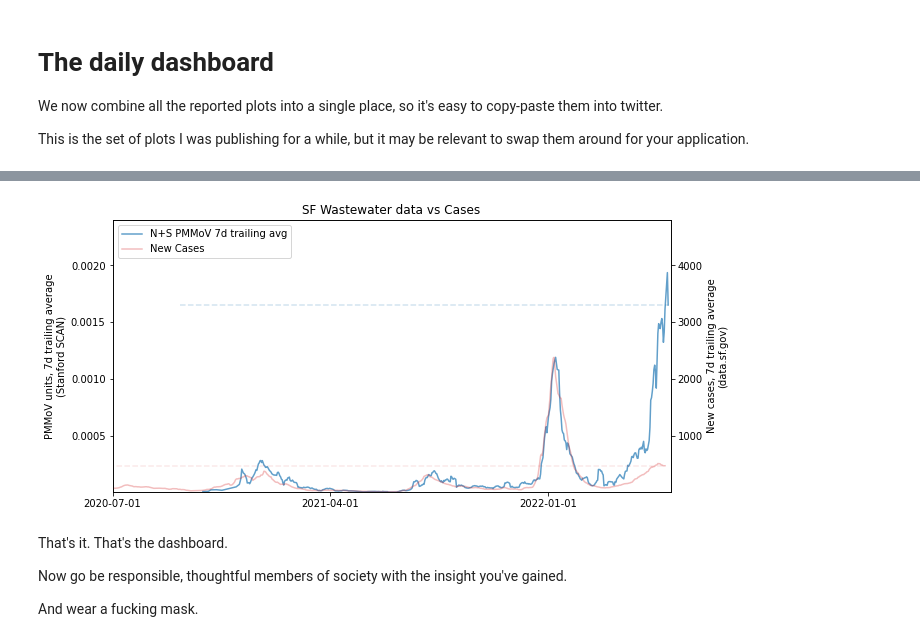
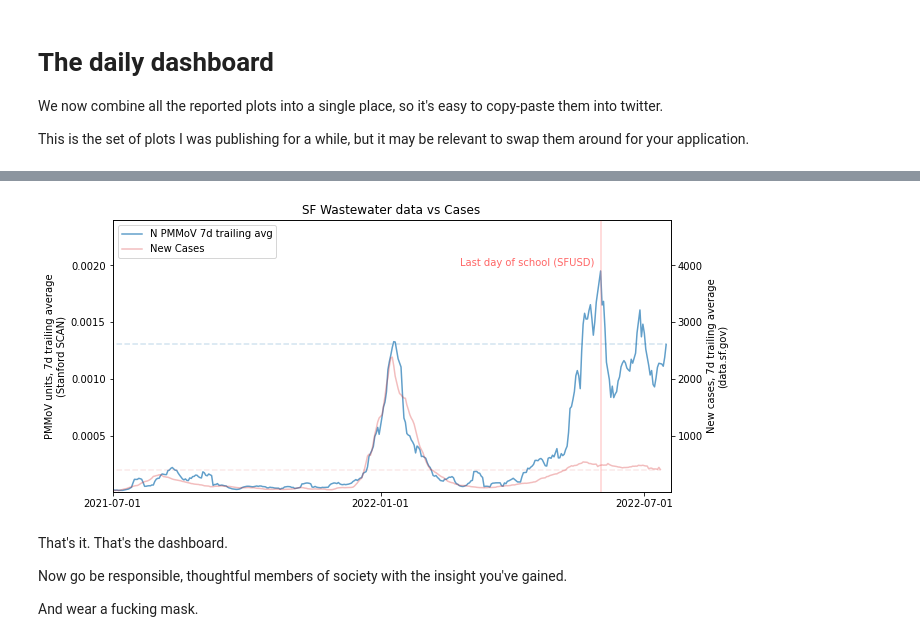
Before and after one commit to jbm9/rona_report, a Jupyter notebook: rona_report.ipynb, the cells around one changed output, grey strips where cells are left out. Saved outputs shown, nothing was run; the diff lists cells and outputs as text; code cells hidden in the pictures.

```diff
--- a/rona_report.ipynb
+++ b/rona_report.ipynb
@@ -84,10 +113,15 @@ def _load_wastewater_data(target, outliers):
     df_ww_rebuild = df_wastewater[["S_PMMoV", "N_PMMoV"]].rolling('7d', center=False).mean()
 
     df_wastewater["ns_mean_rtrimmed7"] = (df_ww_rebuild["S_PMMoV"] + df_ww_rebuild["N_PMMoV"])/2
+    df_wastewater["ns_mean_raw"] = (df_wastewater["N_PMMoV"] + df_wastewater["S_PMMoV"])/2
+
+    df_wastewater["rr_n_rolling7"] = df_ww_rebuild["N_PMMoV"]
 
     return df_wastewater
 
-wastewater_outliers = ["2022-03-07", "2022-04-04", "2022-04-10", "2022-04-23", "2022-05-01", "2022-05-31"]
+wastewater_outliers = ["2022-03-07", "2022-04-04", "2022-04-10", "2022-04-23",
+                       "2022-05-01", "2022-05-31", "2022-06-24", "2022-06-27",
+                       "2022-07-03", "2022-07-12",]
 df_wastewater = _load_wastewater_data("Oceanside", wastewater_outliers)
 df_wastewater.tail()
 # %% [output]
@@ -199,13 +232,13 @@ def _plot_ww_cases_long(plot_dots=False, figsize=None, ax1=None, xtick_downsampl
     if ax1 is None:
         _, ax1 = plt.subplots(figsize=figsize)
 
-    ns_colname = "ns_mean_rtrimmed7"
+    ns_colname = SEWAGE_KEY
 
-    wwdata = df_wastewater[ns_colname] # .S_PMMoV_rtrimmed7+df_wastewater.N_PMMoV_rtrimmed7
-    ln1 = ax1.plot(wwdata, alpha=0.7, label="N+S PMMoV 7d trailing avg", color=COLOR_WW)
+    wwdata = df_wastewater[ns_colname]
+    ln1 = ax1.plot(wwdata, alpha=0.7, label=SEWAGE_LABEL, color=COLOR_WW)
 
     if plot_dots:
-        ax1.plot(wwdata, '.', alpha=0.2, color=COLOR_WW)
+        ax1.plot(df_wastewater[SEWAGE_RAW], '.', alpha=0.2, color=COLOR_WW)
 
     ax1.set_ylabel("PMMoV units, 7d trailing average\n(Stanford SCAN)")
     ax1.hlines(wwdata[-1], xlim()[0], wwdata.index[-1],linestyle='--', color=COLOR_WW, alpha=0.2)
@@ -616,13 +651,13 @@ def _plot_ww_cases_long_linear(plot_dots = False, figsize=None, ax1=None, xtick_
     if ax1 is None:
         _, ax1 = plt.subplots(figsize=figsize)
 
-    ns_colname = "ns_mean_rtrimmed7"
+    ns_colname = SEWAGE_KEY
 
     wwdata = df_wastewater[ns_colname] # .S_PMMoV_rtrimmed7+df_wastewater.N_PMMoV_rtrimmed7
-    ln1 = ax1.plot(wwdata, alpha=0.7, label="N+S PMMoV 7d trailing avg", color=COLOR_WW)
+    ln1 = ax1.plot(wwdata, alpha=0.7, label=SEWAGE_LABEL, color=COLOR_WW)
 
     if plot_dots:
-        ax1.plot(wwdata, '.', alpha=0.2, color=COLOR_WW)
+        ax1.plot(df_wastewater[SEWAGE_RAW], '.', alpha=0.2, color=COLOR_WW)
 
     ax1.set_ylabel("PMMoV units, 7d trailing average\n(Stanford SCAN)")
     ax1.hlines(wwdata[-1], xlim()[0], wwdata.index[-1],linestyle='--', color=COLOR_WW, alpha=0.2)
@@ -646,7 +681,7 @@ def _plot_ww_cases_long_linear(plot_dots = False, figsize=None, ax1=None, xtick_
     ax1.legend(lns, labs, loc="upper left")
 
     x0,x1 = xlim()
-    xlim(pd.to_datetime("2020-07-01"), df_wastewater.dt[-1]+pd.Timedelta(3, unit="d"))
+    xlim(pd.to_datetime("2021-07-01"), df_wastewater.dt[-1]+pd.Timedelta(3, unit="d"))
 
     # Touchups
     ymax_scale = 1.2
@@ -666,4 +701,15 @@ def _plot_ww_cases_long_linear(plot_dots = False, figsize=None, ax1=None, xtick_
     return df_wastewater.dt[-1]+pd.Timedelta(3, unit="d")
 
 _plot_ww_cases_long_linear(plot_dots=False)
+
+# Draw in the last day of school
+end_sfusd = pd.to_datetime("2022-06-01")
+end_sfusd_color = "#ff6666"
+axvline(end_sfusd, alpha=0.3, color=end_sfusd_color)
+text(end_sfusd-datetime.timedelta(days=4), 4000,
+     "Last day of school (SFUSD)",
+     horizontalalignment="right", color=end_sfusd_color)
+
+# Twiddle the bounds to gut-check fit by eyeball
+#xlim(pd.to_datetime("2020-04-01"), datetime.datetime.today())
 # %% [output]
@@ -671,4 +717,4 @@ Timestamp('2022-06-05 00:00:00')
-[figure, old version]
+[figure, new version]
 # %% [markdown]
 That's it.  That's the dashboard.
 
```
Also changed, not shown: parts of 16 cells of this notebook, 1 other file.
